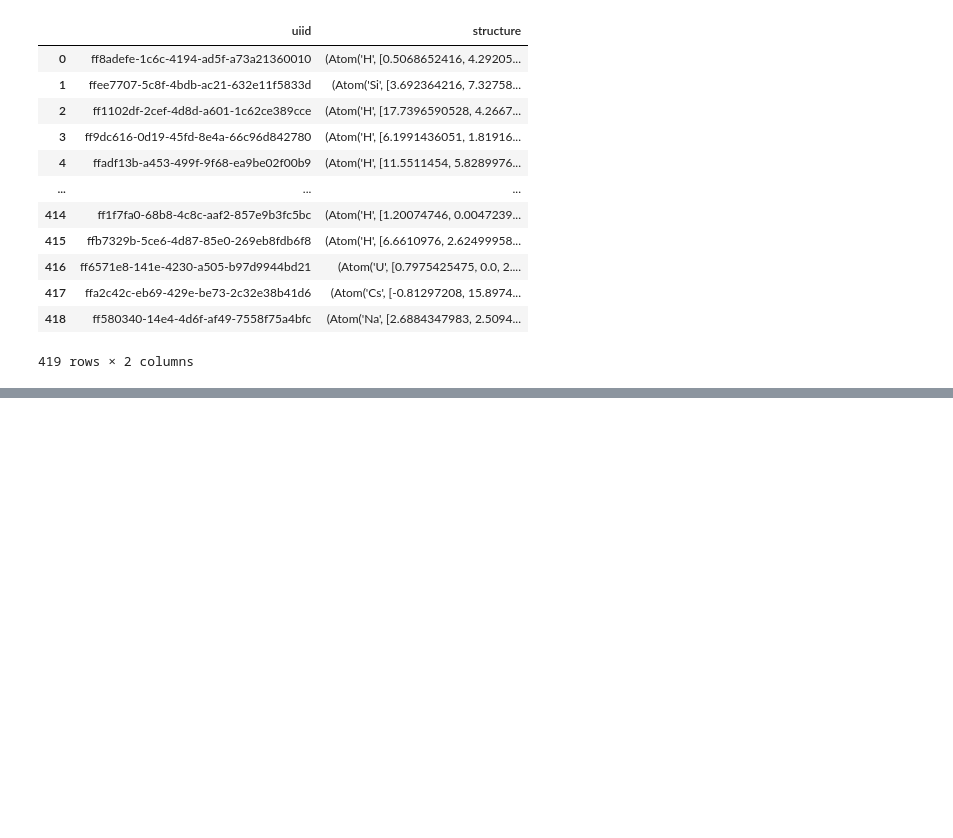
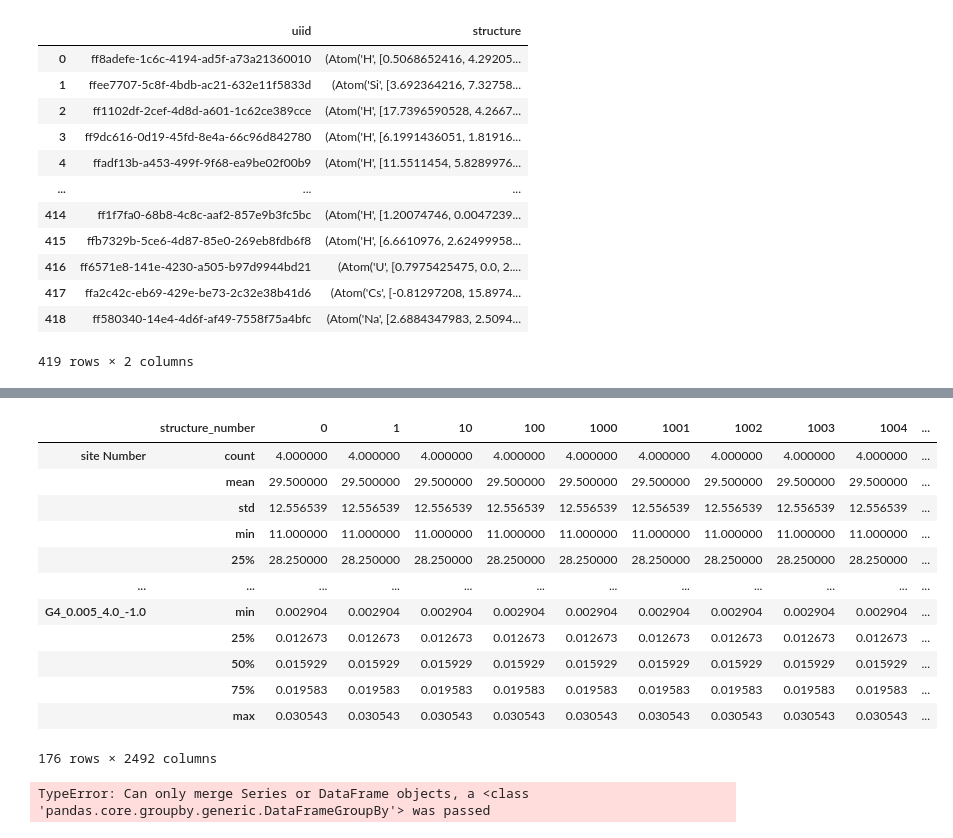
Before and after one commit to Mohammad-vahdat/machine-learning-dimensionalities-and-binding-energy, a Jupyter notebook: reading_xsf_structures.ipynb, the cells around one changed output, grey strips where cells are left out. Cells and saved outputs as stored; diff of their text form; code cells hidden in the pictures; blank space fills up the shorter version.

```diff
--- a/reading_xsf_structures.ipynb
+++ b/reading_xsf_structures.ipynb
@@ -49,0 +363,2 @@ df
+# %%
+df_features=pd.DataFrame.from_dict(features_dict).T.astype(float)
@@ -49,0 +377,2 @@ df
+# %%
+df_features.reset_index(inplace=True)
@@ -49,0 +393,2 @@ df
+# %%
+df_features['structure_number'] = df_features['index'].apply(lambda x : x.split('_')[0])
@@ -49,0 +405,2 @@ df
+# %%
+df_features_grp = df_features.groupby(by = 'structure_number', axis = 0)
@@ -49,0 +416,20 @@ df
+# %%
+df_features_grp.describe().transpose()
+# %% [output]
+|  | structure_number | 0 | 1 | 10 | 100 | 1000 | 1001 | 1002 | 1003 | 1004 | ... |
+| site Number | count | 4.000000 | 4.000000 | 4.000000 | 4.000000 | 4.000000 | 4.000000 | 4.000000 | 4.000000 | 4.000000 | ... |
+|  | mean | 29.500000 | 29.500000 | 29.500000 | 29.500000 | 29.500000 | 29.500000 | 29.500000 | 29.500000 | 29.500000 | ... |
+|  | std | 12.556539 | 12.556539 | 12.556539 | 12.556539 | 12.556539 | 12.556539 | 12.556539 | 12.556539 | 12.556539 | ... |
+|  | min | 11.000000 | 11.000000 | 11.000000 | 11.000000 | 11.000000 | 11.000000 | 11.000000 | 11.000000 | 11.000000 | ... |
+|  | 25% | 28.250000 | 28.250000 | 28.250000 | 28.250000 | 28.250000 | 28.250000 | 28.250000 | 28.250000 | 28.250000 | ... |
+| ... | ... | ... | ... | ... | ... | ... | ... | ... | ... | ... | ... |
+| G4_0.005_4.0_-1.0 | min | 0.002904 | 0.002904 | 0.002904 | 0.002904 | 0.002904 | 0.002904 | 0.002904 | 0.002904 | 0.002904 | ... |
+|  | 25% | 0.012673 | 0.012673 | 0.012673 | 0.012673 | 0.012673 | 0.012673 | 0.012673 | 0.012673 | 0.012673 | ... |
+|  | 50% | 0.015929 | 0.015929 | 0.015929 | 0.015929 | 0.015929 | 0.015929 | 0.015929 | 0.015929 | 0.015929 | ... |
+|  | 75% | 0.019583 | 0.019583 | 0.019583 | 0.019583 | 0.019583 | 0.019583 | 0.019583 | 0.019583 | 0.019583 | ... |
+|  | max | 0.030543 | 0.030543 | 0.030543 | 0.030543 | 0.030543 | 0.030543 | 0.030543 | 0.030543 | 0.030543 | ... |
+176 rows × 2492 columns
+# %%
+pd.merge(df_features_grp, dataframe_df2, on = ['structure_number', 'index'])
+# %% [output]
+TypeError: Can only merge Series or DataFrame objects, a <class 'pandas.core.groupby.generic.DataFrameGroupBy'> was passed
```
Also changed, not shown: parts of 37 cells of this notebook.
